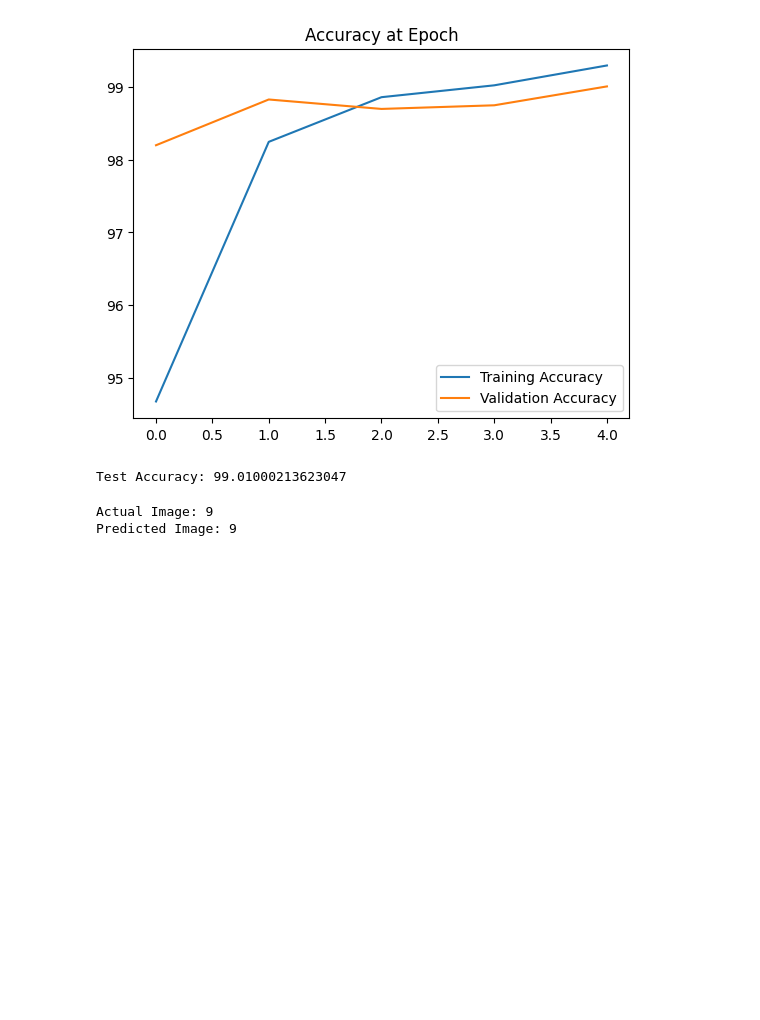
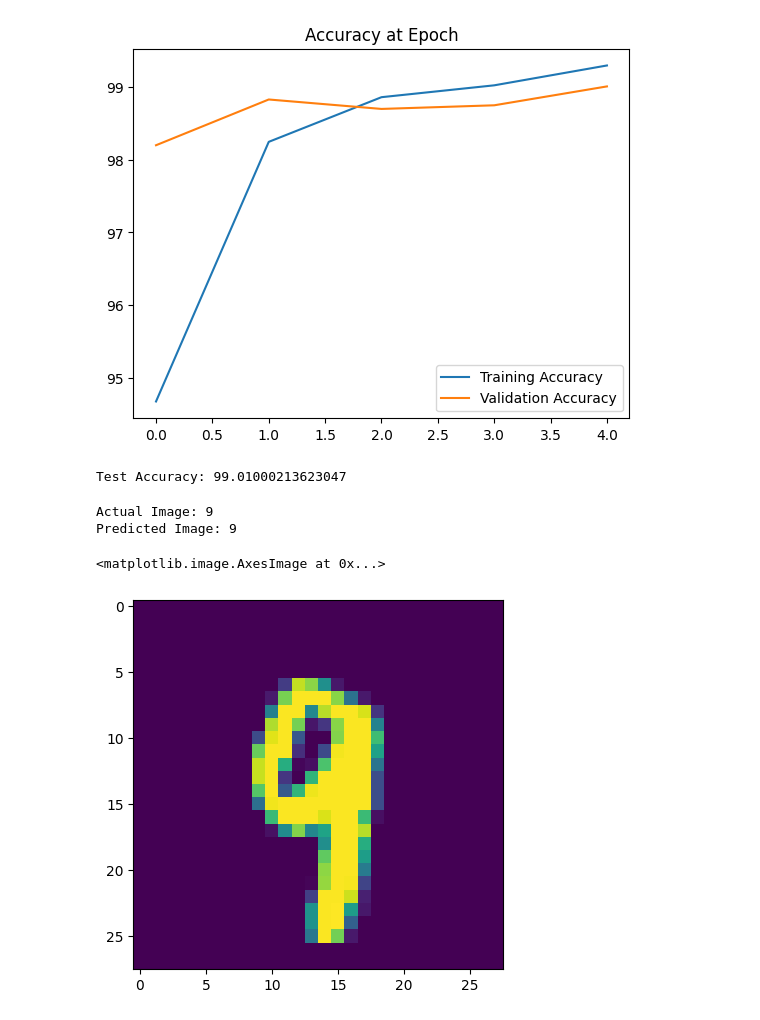
Before and after one commit to DarshanBothra/CNN-Digit_Recognition-PyTorch, a Jupyter notebook: CNN_Intro.ipynb, the cells around one changed output. Cells and saved outputs as stored; diff of their text form; code cells hidden in the pictures; blank space fills up the shorter version.

```diff
--- a/CNN_Intro.ipynb
+++ b/CNN_Intro.ipynb
@@ -193,12 +193,15 @@ Test Accuracy: 99.01000213623047
 # %%
 # Predict for new images!
 
 Image = test_data[4143] # Tesor with image in it
 actual = Image[-1]
 pred = model(Image[0].view(1, 1, 28, 28))
 pred = pt.max(pred, 1)[1]
 
 print(f"Actual Image: {actual}\nPredicted Image: {int(pred)}")
+plt.imshow(Image[0].reshape(28, 28))
 # %% [output]
 Actual Image: 9
 Predicted Image: 9
+<matplotlib.image.AxesImage at 0x...>
+[figure, added]
```
